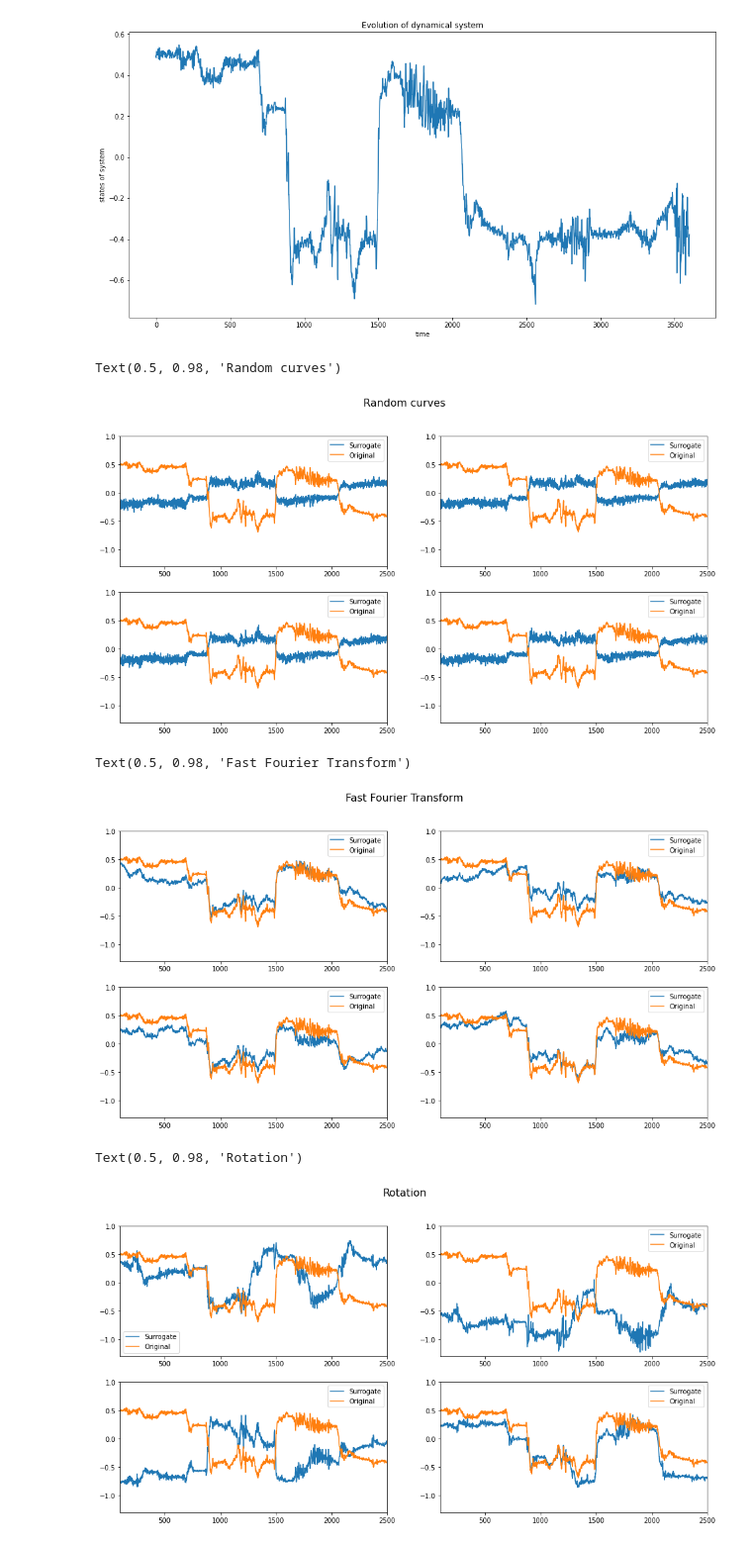
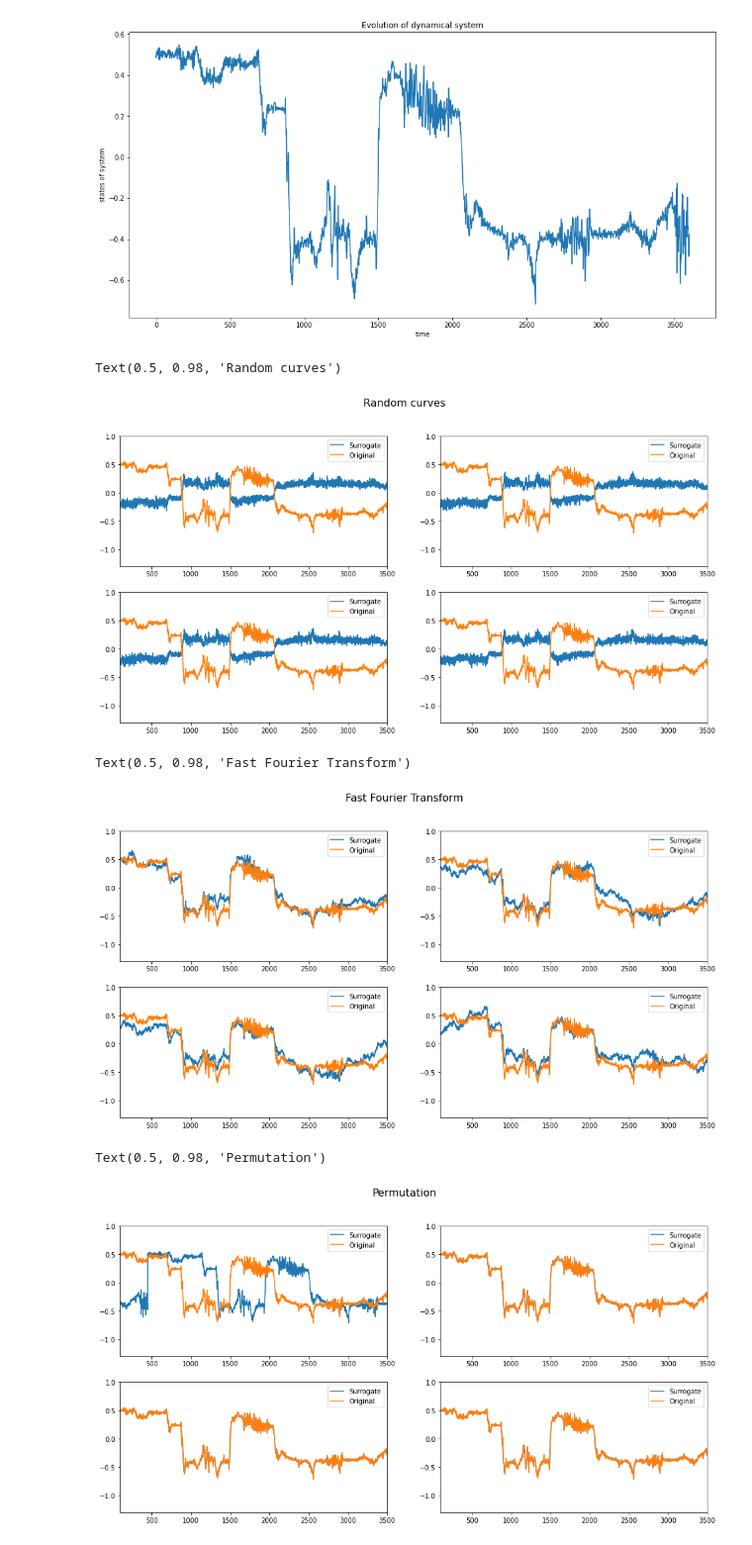
Before and after one commit to cut4cut/spikennet, a Jupyter notebook: notebooks/2_gen_dataset.ipynb, the cells around one changed output. Shown at 99% size. Drawn from its saved outputs; the diff is of its cells as text; code cells hidden in the pictures.

```diff
--- a/notebooks/2_gen_dataset.ipynb
+++ b/notebooks/2_gen_dataset.ipynb
@@ -77,10 +77,10 @@ fig = plt.figure(figsize=(16, 8))
 
 for ii in range(4):
     ax = fig.add_subplot(2,2,ii+1)
-    ax.plot(dg.rotate(X).T[0])
+    ax.plot(dg.permutate(X).T[0])
     ax.plot(X.T[0])
     ax.legend(['Surrogate', 'Original'])
-    plt.axis([0,1000,0,18])
+    plt.axis([0, 1000, 0, 18])
 
 fig.suptitle('Permutation', fontsize=16)
 # %% [output]
@@ -91,10 +91,10 @@ fig = plt.figure(figsize=(16, 8))
 
 for ii in range(4):
     ax = fig.add_subplot(2,2,ii+1)
-    ax.plot(dg.permutate(X).T[0])
+    ax.plot(dg.time_inverse(X).T[0])
     ax.plot(X.T[0])
     ax.legend(['Surrogate', 'Original'])
-    plt.axis([0,1000,0,18])
+    plt.axis([0, 1000, 0, 18])
 
-fig.suptitle('Permutation', fontsize=16)
+fig.suptitle('Time inverse', fontsize=16)
 # %% [output]
@@ -122,43 +122,43 @@ fig = plt.figure(figsize=(16, 8))
 
 for ii in range(4):
     ax = fig.add_subplot(2,2,ii+1)
-    ax.plot(data.T[0] * (dg.rand_curve(data.T, sigma, loc, knot)[0]))
+    ax.plot(data.T[0] * (dg.rand_curve(data, sigma, loc, knot).T[0]))
     ax.plot(data.T[0])
     ax.legend(['Surrogate', 'Original'])
-    plt.axis([100,2500,-1.3,1])
+    plt.axis([100, 3500, -1.3 ,1])
 
 fig.suptitle('Random curves', fontsize=16)
 # %% [output]
 Text(0.5, 0.98, 'Random curves')
-[figure, old version]
+[figure, new version]
 # %%
 fig = plt.figure(figsize=(16, 8))
 
 for ii in range(4):
     ax = fig.add_subplot(2,2,ii+1)
-    ax.plot(0.7*data.T[0] + 0.3*dg.fft(data.T)[0])
+    ax.plot(0.7*data.T[0] + 0.3*dg.fft(data).T[0])
     ax.plot(data.T[0])
     ax.legend(['Surrogate', 'Original'])
-    plt.axis([100,2500,-1.3,1])
+    plt.axis([100, 3500, -1.3 ,1])
 
 fig.suptitle('Fast Fourier Transform', fontsize=16)
 # %% [output]
 Text(0.5, 0.98, 'Fast Fourier Transform')
-[figure, old version]
+[figure, new version]
 # %%
 fig = plt.figure(figsize=(16, 8))
 
 for ii in range(4):
     ax = fig.add_subplot(2,2,ii+1)
-    ax.plot(dg.rotate(data).T[0])
+    ax.plot(dg.permutate(data).T[0])
     ax.plot(data.T[0])
     ax.legend(['Surrogate', 'Original'])
-    plt.axis([100,2500,-1.3,1])
+    plt.axis([100, 3500, -1.3 ,1])
 
-fig.suptitle('Rotation', fontsize=16)
+fig.suptitle('Permutation', fontsize=16)
 # %% [output]
-Text(0.5, 0.98, 'Rotation')
+Text(0.5, 0.98, 'Permutation')
-[figure, old version]
+[figure, new version]
 # %%
 fig = plt.figure(figsize=(16, 8))
 
```
Also changed, not shown: parts of 5 cells of this notebook, 2 other files.
